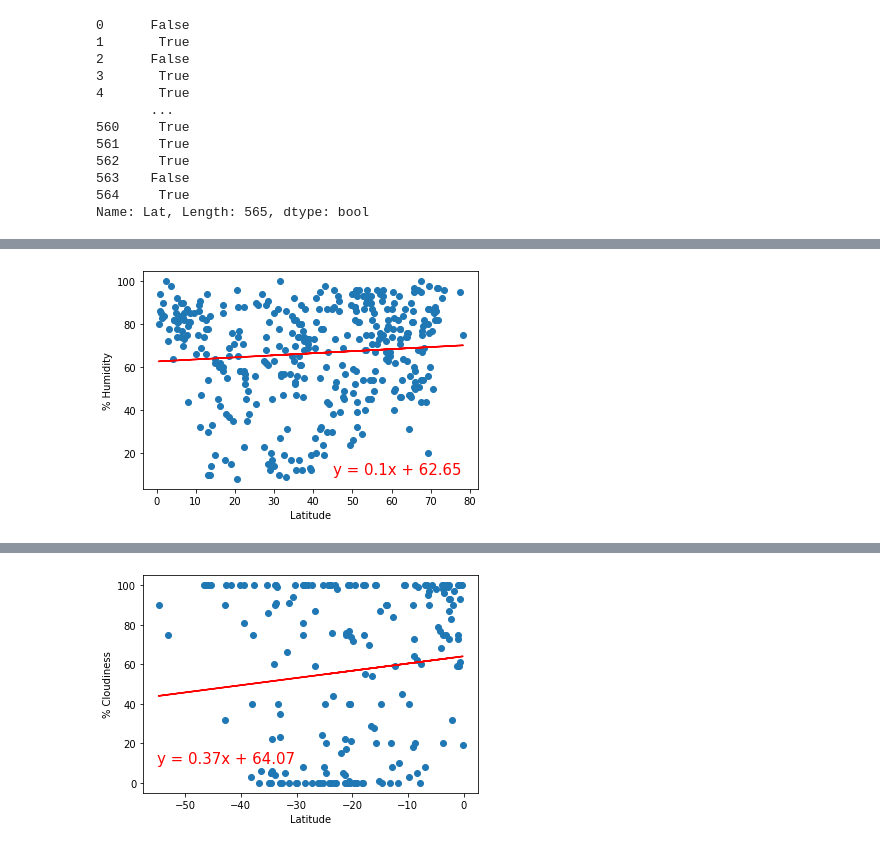
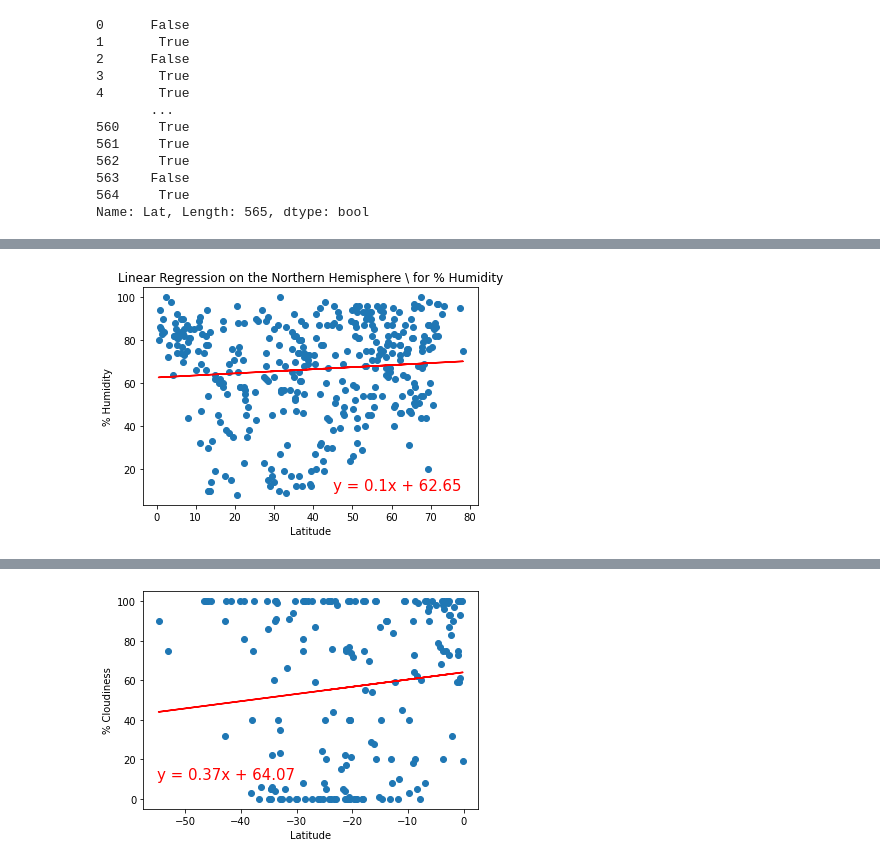
Before and after one commit to markmayo28/World_Weather_Analysis, a Jupyter notebook: WeatherPy.ipynb, the cells around one changed output, grey strips where cells are left out. Cells and saved outputs as stored; diff of their text form; code cells hidden in the pictures.

```diff
--- a/WeatherPy.ipynb
+++ b/WeatherPy.ipynb
@@ -329,13 +331,14 @@ plot_linear_regression(x_values, y_values,
 # %%
 # Linear regression on the Northern Hemisphere
 x_values = northern_hemi_df["Lat"]
 y_values = northern_hemi_df["Humidity"]
 # Call the function.
+plt.title(f"Linear Regression on the Northern Hemisphere \ for % Humidity")
 plot_linear_regression(x_values, y_values,
                        'Linear Regression on the Northern Hemisphere \
                         for % Humidity', '% Humidity',(45,10))
 # %% [output]
-[figure, old version]
+[figure, new version]
 # %%
 # Linear regression on the Southern Hemisphere
 x_values = southern_hemi_df["Lat"]
```
Also changed, not shown: parts of 7 cells of this notebook, 2 other files.
